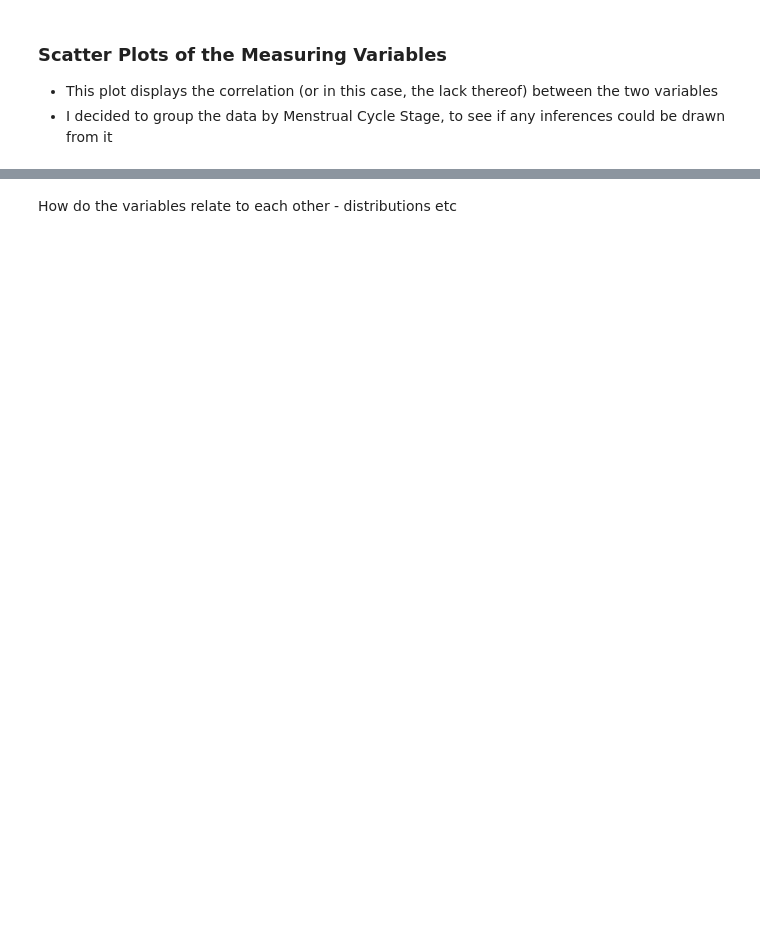
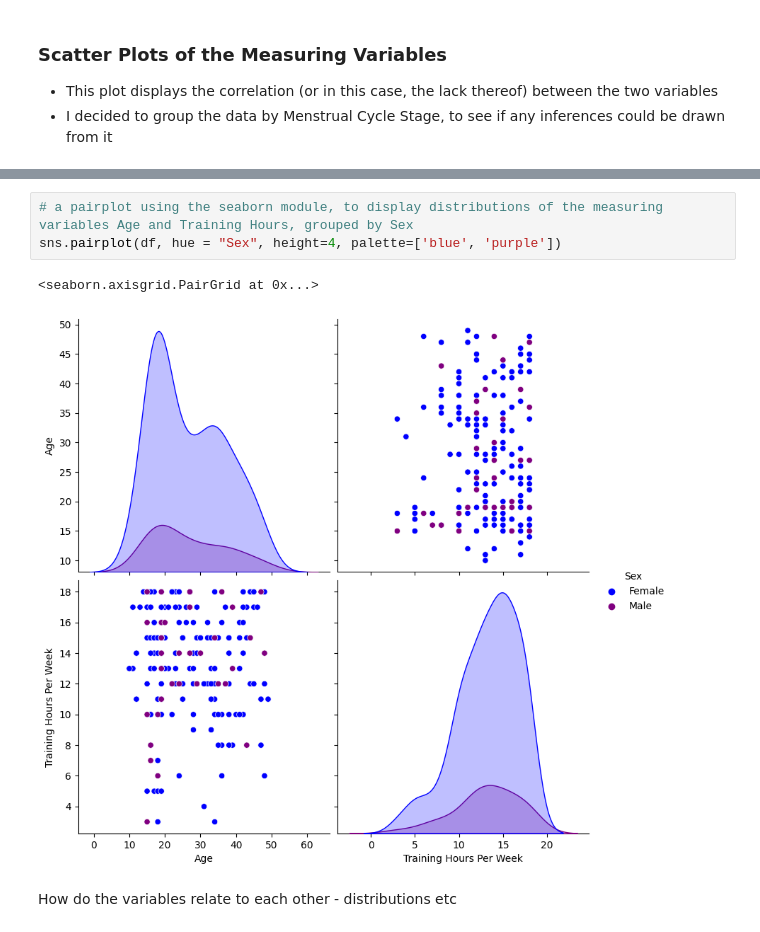
Before and after one commit to rachel-king4/PfDA_Assignment, a Jupyter notebook: PfDA Assignment.ipynb, the cells around one changed output, grey strips where cells are left out. Saved outputs shown, nothing was run; the diff lists cells and outputs as text; blank space fills up the shorter version.

```diff
--- a/PfDA Assignment.ipynb
+++ b/PfDA Assignment.ipynb
@@ -403,2 +413,8 @@ plt.show()
+# %%
+# a pairplot using the seaborn module, to display distributions of the measuring variables Age and Training Hours, grouped by Sex
+sns.pairplot(df, hue = "Sex", height=4, palette=['blue', 'purple'])
+# %% [output]
+<seaborn.axisgrid.PairGrid at 0x...>
+[figure, added]
 # %% [markdown]
 How do the variables relate to each other - distributions etc
```
Also changed, not shown: parts of 8 cells of this notebook.
